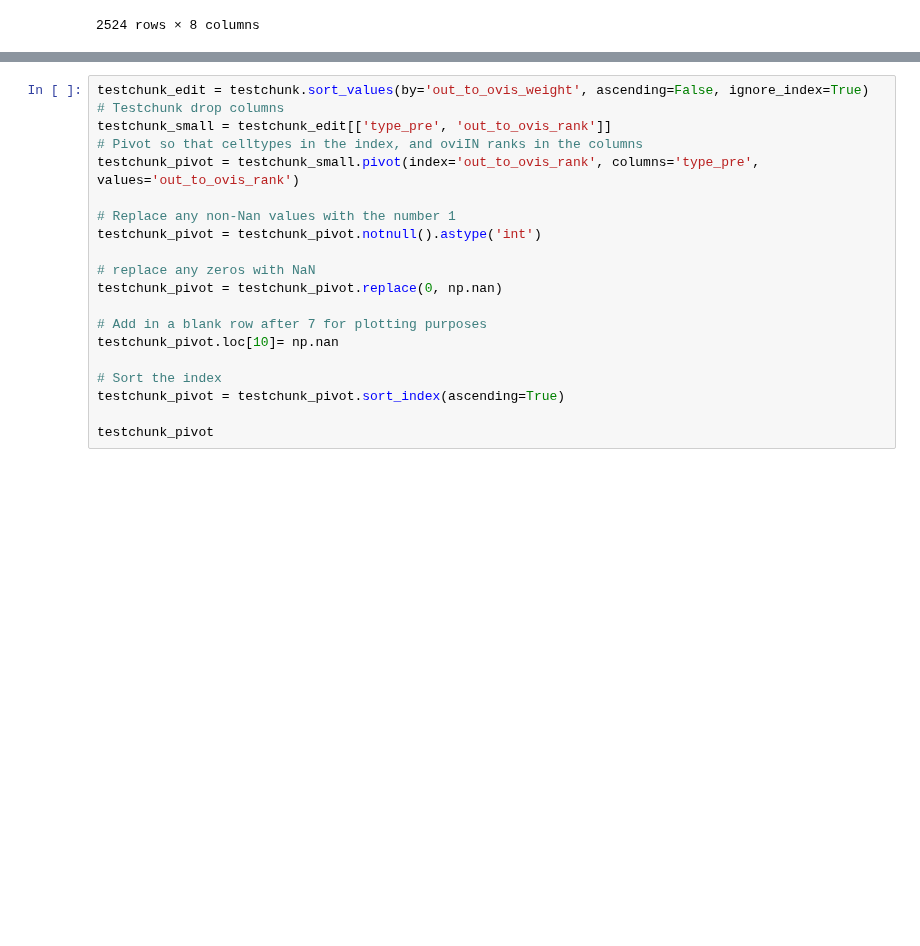
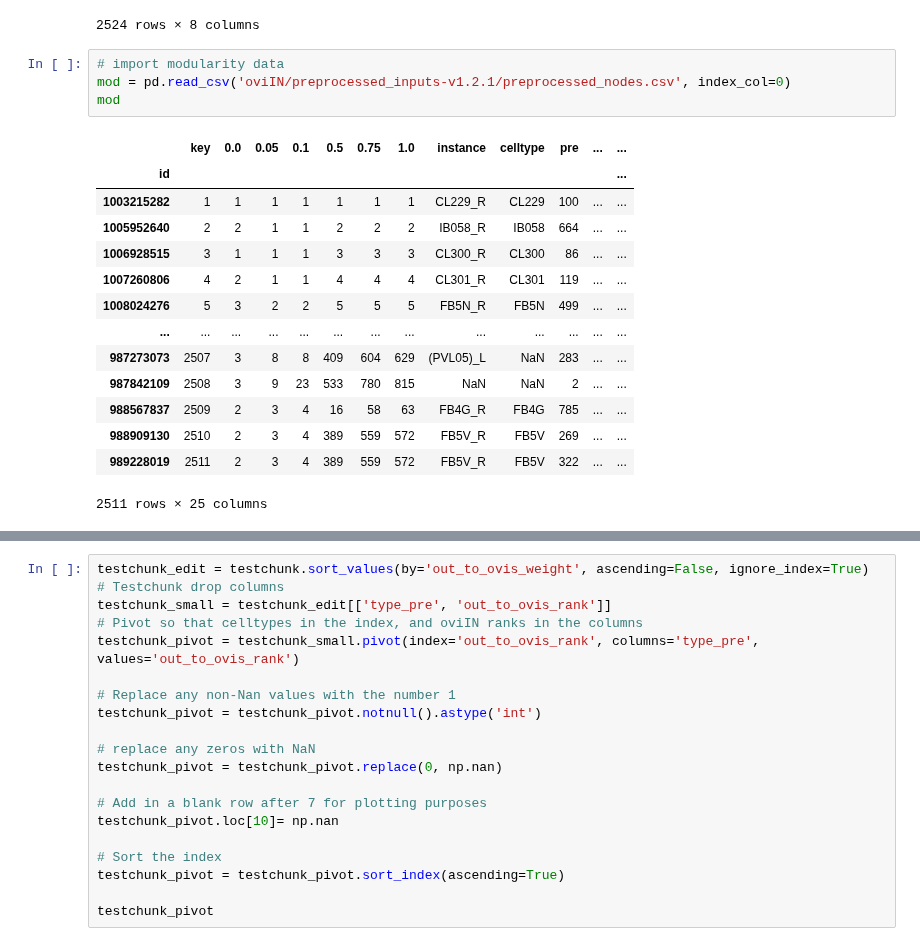
Before and after one commit to RhessaWL/flybrain-clustering, a Jupyter notebook: oviIN_prominencefig.ipynb, the cells around one changed output, grey strips where cells are left out. Cells and saved outputs as stored; diff of their text form; blank space fills up the shorter version.

```diff
--- a/oviIN_prominencefig.ipynb
+++ b/oviIN_prominencefig.ipynb
@@ -45,3 +47,22 @@ ovi_inputs
 | 2522 | 5901231318 | 423101189 | 1 | None | oviIN | None | oviIN_R | {'SNP(L)': {'pre': 1, 'post': 1},... |
 | 2523 | 7112624972 | 423101189 | 1 | None | oviIN | None | oviIN_R | {'INP': {'pre': 1, 'post': 1}, 'C... |
 2524 rows × 8 columns
+# %%
+# import modularity data
+mod = pd.read_csv('oviIN/preprocessed_inputs-v1.2.1/preprocessed_nodes.csv', index_col=0)
+mod
+# %% [output]
+|  | key | 0.0 | 0.05 | 0.1 | 0.5 | 0.75 | 1.0 | instance | celltype | pre | ... | ... |
+| id |  |  |  |  |  |  |  |  |  |  |  | ... |
+| 1003215282 | 1 | 1 | 1 | 1 | 1 | 1 | 1 | CL229_R | CL229 | 100 | ... | ... |
+| 1005952640 | 2 | 2 | 1 | 1 | 2 | 2 | 2 | IB058_R | IB058 | 664 | ... | ... |
+| 1006928515 | 3 | 1 | 1 | 1 | 3 | 3 | 3 | CL300_R | CL300 | 86 | ... | ... |
+| 1007260806 | 4 | 2 | 1 | 1 | 4 | 4 | 4 | CL301_R | CL301 | 119 | ... | ... |
+| 1008024276 | 5 | 3 | 2 | 2 | 5 | 5 | 5 | FB5N_R | FB5N | 499 | ... | ... |
+| ... | ... | ... | ... | ... | ... | ... | ... | ... | ... | ... | ... | ... |
+| 987273073 | 2507 | 3 | 8 | 8 | 409 | 604 | 629 | (PVL05)_L | NaN | 283 | ... | ... |
+| 987842109 | 2508 | 3 | 9 | 23 | 533 | 780 | 815 | NaN | NaN | 2 | ... | ... |
+| 988567837 | 2509 | 2 | 3 | 4 | 16 | 58 | 63 | FB4G_R | FB4G | 785 | ... | ... |
+| 988909130 | 2510 | 2 | 3 | 4 | 389 | 559 | 572 | FB5V_R | FB5V | 269 | ... | ... |
+| 989228019 | 2511 | 2 | 3 | 4 | 389 | 559 | 572 | FB5V_R | FB5V | 322 | ... | ... |
+2511 rows × 25 columns
```
Also changed, not shown: parts of 13 cells of this notebook, 3 other files.
